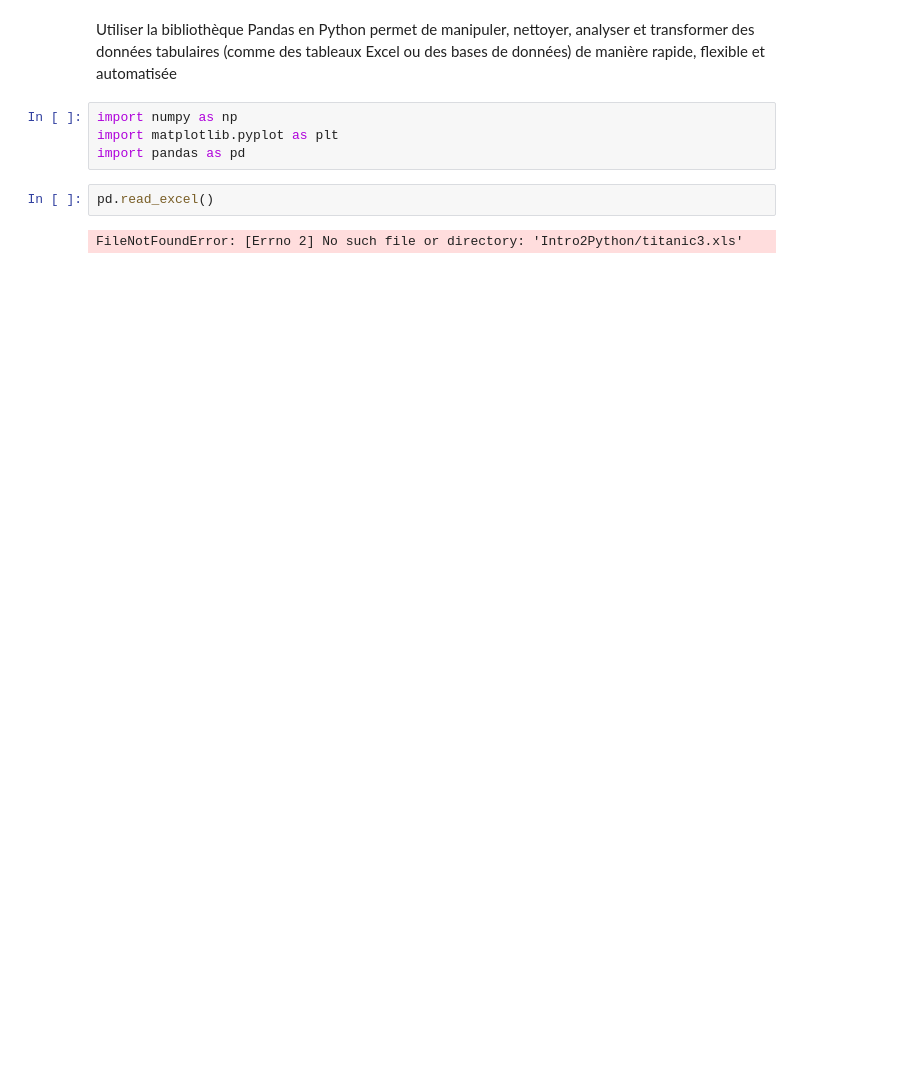
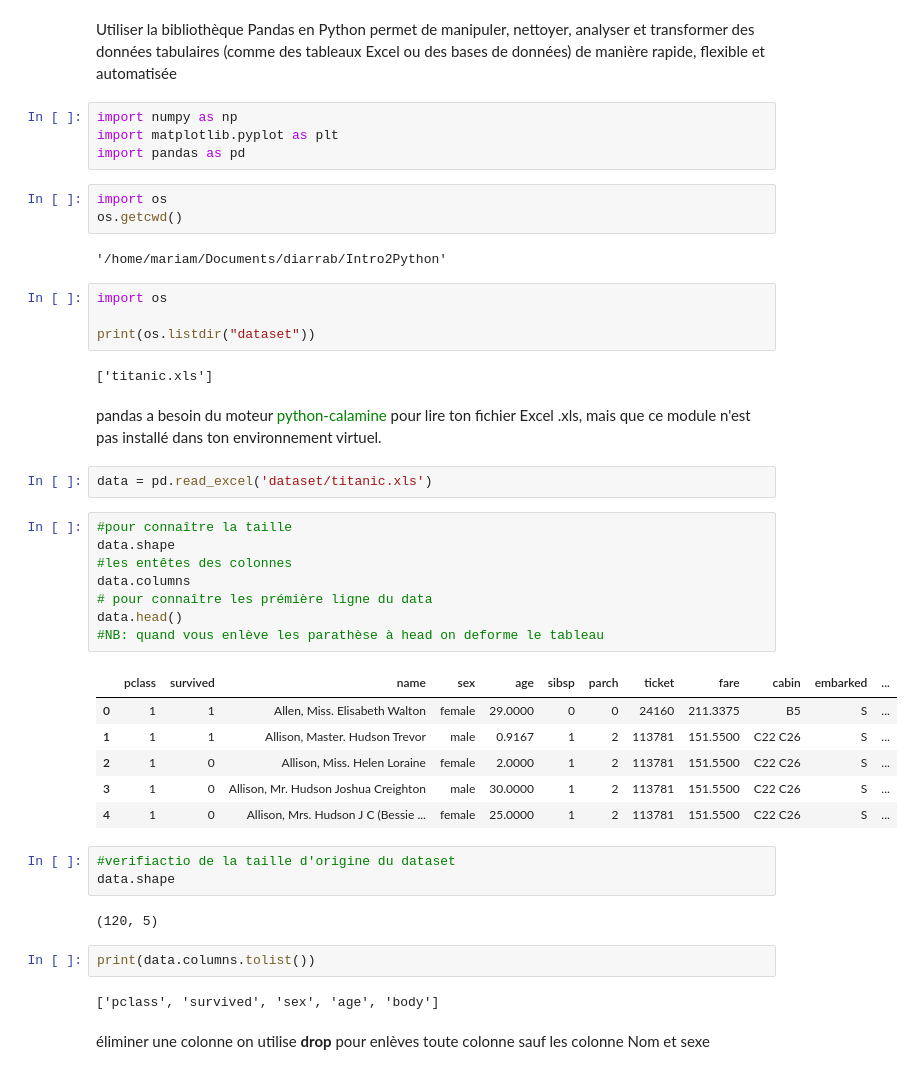
Before and after one commit to Balde44-art/Intro2Python, a Jupyter notebook: lesson_5.ipynb, the cells around one changed output. Drawn from its saved outputs; the diff is of its cells as text; blank space fills up the shorter version.

```diff
--- a/lesson_5.ipynb
+++ b/lesson_5.ipynb
@@ -5,6 +5,43 @@ import numpy as np
 import matplotlib.pyplot as plt
 import pandas as pd
 # %%
-pd.read_excel()
+import os
+os.getcwd()
 # %% [output]
-FileNotFoundError: [Errno 2] No such file or directory: 'Intro2Python/titanic3.xls'
+'/home/mariam/Documents/diarrab/Intro2Python'
+# %%
+import os
+
+print(os.listdir("dataset"))
+# %% [output]
+['titanic.xls']
+# %% [markdown]
+pandas a besoin du moteur <span style ='color :green;'>python-calamine </span>pour lire ton fichier Excel .xls, mais que ce module n'est pas installé dans ton environnement virtuel.
+# %%
+data = pd.read_excel('dataset/titanic.xls')
+# %%
+#pour connaître la taille
+data.shape
+#les entêtes des colonnes
+data.columns
+# pour connaître les prémière ligne du data
+data.head()
+#NB: quand vous enlève les parathèse à head on deforme le tableau
+# %% [output]
+|  | pclass | survived | name | sex | age | sibsp | parch | ticket | fare | cabin | embarked | ... |
+| 0 | 1 | 1 | Allen, Miss. Elisabeth Walton | female | 29.0000 | 0 | 0 | 24160 | 211.3375 | B5 | S | ... |
+| 1 | 1 | 1 | Allison, Master. Hudson Trevor | male | 0.9167 | 1 | 2 | 113781 | 151.5500 | C22 C26 | S | ... |
+| 2 | 1 | 0 | Allison, Miss. Helen Loraine | female | 2.0000 | 1 | 2 | 113781 | 151.5500 | C22 C26 | S | ... |
+| 3 | 1 | 0 | Allison, Mr. Hudson Joshua Creighton | male | 30.0000 | 1 | 2 | 113781 | 151.5500 | C22 C26 | S | ... |
+| 4 | 1 | 0 | Allison, Mrs. Hudson J C (Bessie ... | female | 25.0000 | 1 | 2 | 113781 | 151.5500 | C22 C26 | S | ... |
+# %%
+#verifiactio de la taille d'origine du dataset
+data.shape
+# %% [output]
+(120, 5)
+# %%
+print(data.columns.tolist())
+# %% [output]
+['pclass', 'survived', 'sex', 'age', 'body']
+# %% [markdown]
+éliminer une colonne  on utilise **drop** pour enlèves toute colonne sauf les colonne Nom et sexe
```
Also changed, not shown: parts of 15 cells of this notebook, 2 other files.
